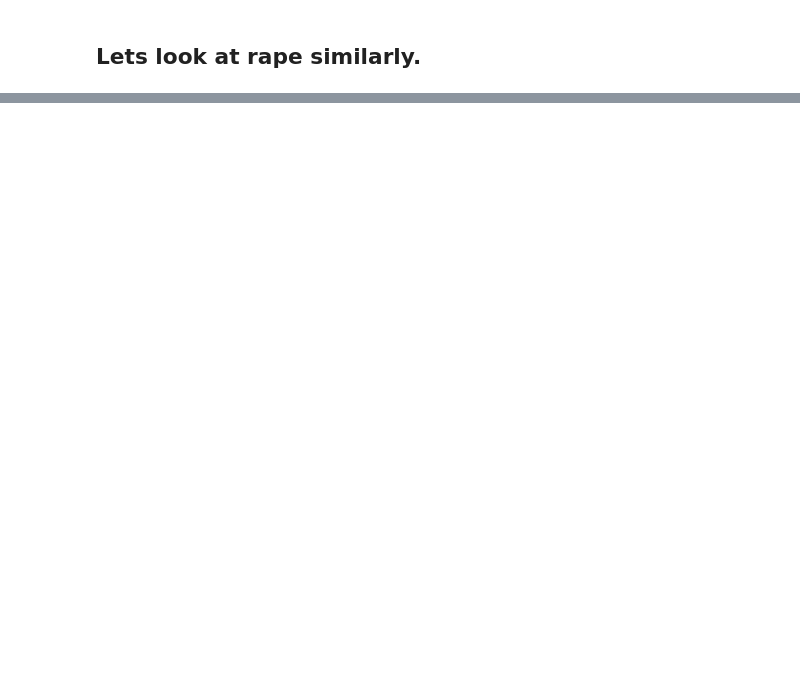
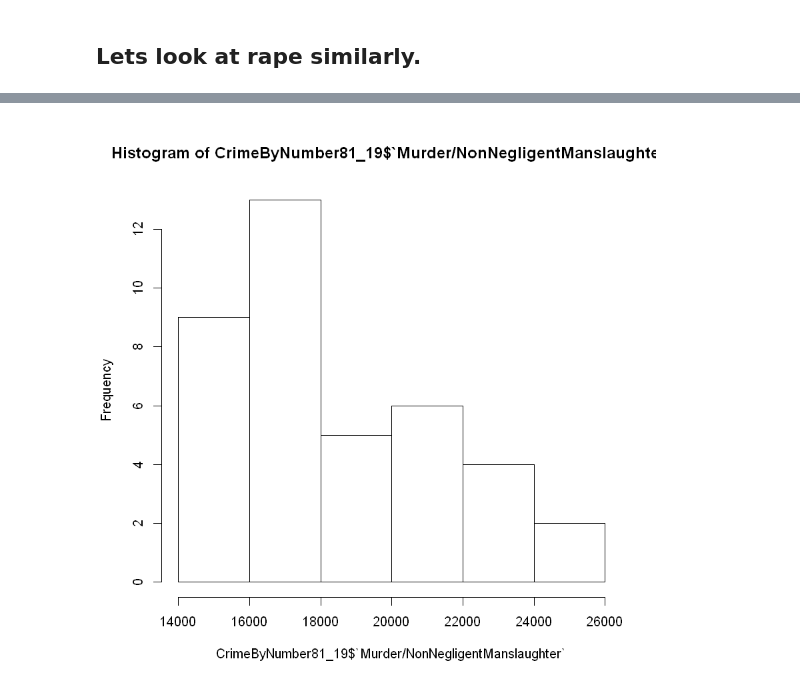
Before and after one commit to RLurtenManchester/CrimeRatesSocialImpact, a Jupyter notebook: 1981-2019CrimeInAmerica.ipynb, the cells around one changed output, grey strips where cells are left out. Cells and saved outputs as stored; diff of their text form; code cells hidden in the pictures; blank space fills up the shorter version.

```diff
--- a/1981-2019CrimeInAmerica.ipynb
+++ b/1981-2019CrimeInAmerica.ipynb
@@ -428,0 +529,4 @@ AggravatedAssault
+# %%
+hist(CrimeByNumber81_19$`Murder/NonNegligentManslaughter`)
+# %% [output]
+[figure, added]
```
Also changed, not shown: parts of 33 cells of this notebook, 28 other files.
